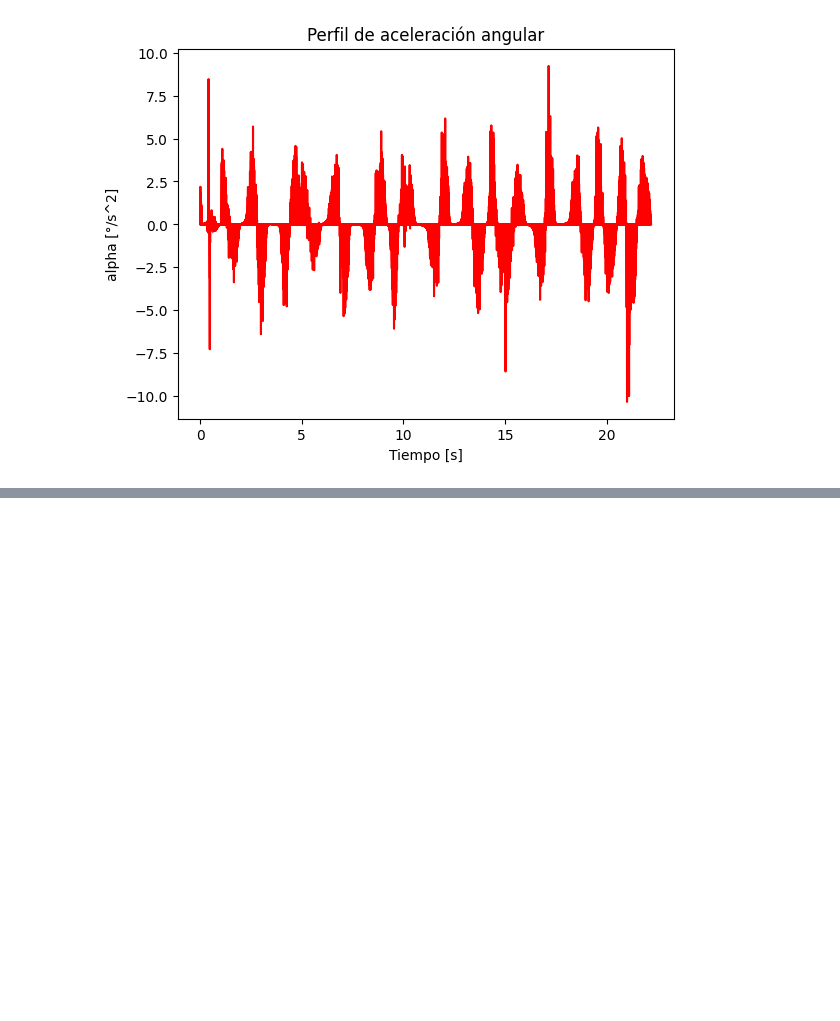
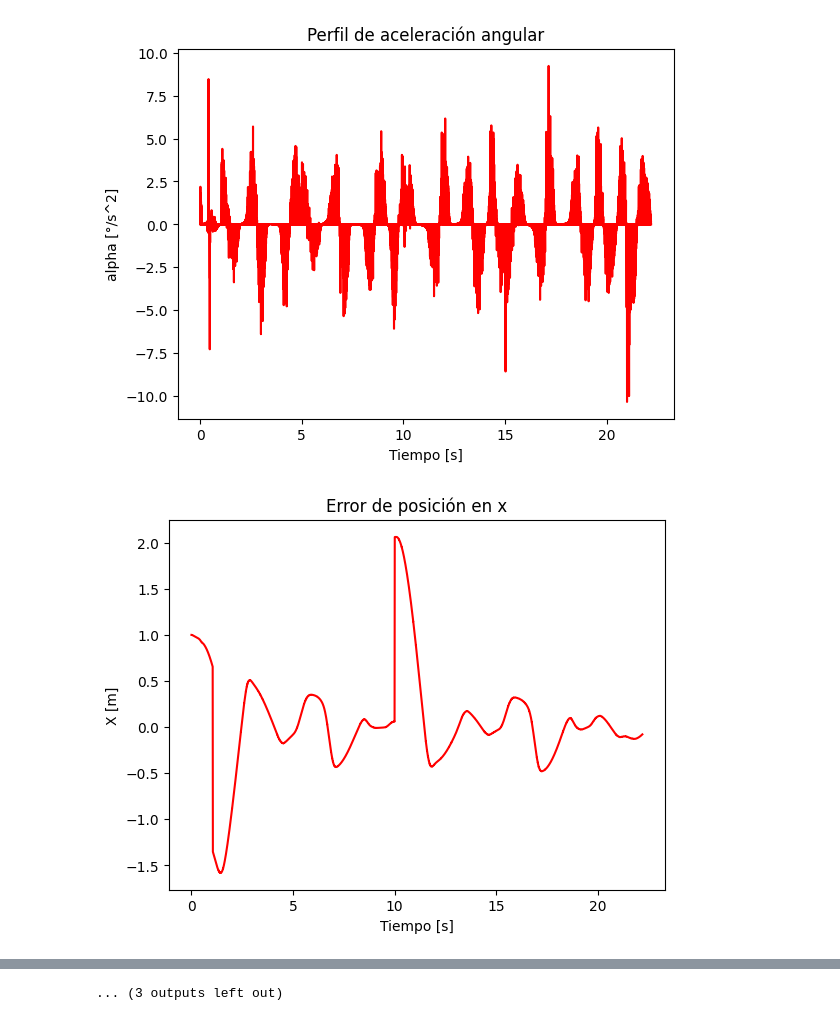
Before and after one commit to dammr54/Control-ptimo, a Jupyter notebook: graficos2.ipynb, the cells around one changed output, grey strips where cells are left out. Saved outputs shown, nothing was run; the diff lists cells and outputs as text; code cells hidden in the pictures; blank space fills up the shorter version.

Commit message:
más graficos

```diff
--- a/graficos2.ipynb
+++ b/graficos2.ipynb
@@ -1,6 +1,7 @@
 # %%
 import json
 from funciones import *
+from params_vehiculo import *
 
 # PID
 # cargar datos desde el archivo JSON
@@ -22,6 +23,10 @@ lista_estado_a_pid = np.array(datos['Lista11'])
 lista_estado_v_pid = np.array(datos['Lista12'])
 lista_estado_w_pid = np.array(datos['Lista13'])
 lista_estado_pid = np.array([lista_estado_x_pid, lista_estado_y_pid, lista_estado_a_pid, lista_estado_v_pid, lista_estado_w_pid])
+# metrica de desempeño
+calcular_ITAE_x_pid = calcular_ITAE(lista_err_x_pid)
+calcular_ITAE_y_pid = calcular_ITAE(lista_err_y_pid)
+calcular_ITAE_a_pid = calcular_ITAE(lista_err_a_pid)
 
 # LQI
 # cargar datos desde el archivo JSON
@@ -42,4 +47,17 @@ lista_estado_y_lqi = np.array(datos['Lista10'])
 lista_estado_a_lqi = np.array(datos['Lista11'])
 lista_estado_v_lqi = np.array(datos['Lista12'])
 lista_estado_w_lqi = np.array(datos['Lista13'])
-lista_estado_lqi = np.array([lista_estado_x_lqi, lista_estado_y_lqi, lista_estado_a_lqi, lista_estado_v_lqi, lista_estado_w_lqi])
+lista_estado_int_err_x_lqi = np.array(datos['Lista14'])
+lista_estado_int_err_y_lqi = np.array(datos['Lista15'])
+lista_estado_int_err_a_lqi = np.array(datos['Lista16'])
+lista_estado_lqi = np.array([lista_estado_x_lqi, lista_estado_y_lqi, lista_estado_a_lqi, lista_estado_v_lqi, lista_estado_w_lqi, lista_estado_int_err_x_lqi, lista_estado_int_err_y_lqi, lista_estado_int_err_a_lqi])
+# metrica de desempeño
+calcular_ITAE_x_lqi = calcular_ITAE(lista_err_x_lqi)
+calcular_ITAE_y_lqi = calcular_ITAE(lista_err_y_lqi)
+calcular_ITAE_a_lqi = calcular_ITAE(lista_err_a_lqi)
+# funcion objetivo
+valores_fo_lqi = []
+for i in range(len(lista_estado_x_lqi)):
+    lista_j_lqi = funcion_objetivo(lista_estado_lqi[:,i], lista_senal_control_lqi[:][i], Q_lqr, R_lqr)
+    valores_fo_lqi.append(lista_j_lqi)
+lista_jtime_lqi = funcion_objetivo_tiempo(valores_fo_lqi)
@@ -46,15 +82,20 @@ lista_estado_lqi = np.array([lista_estado_x_lqi, lista_estado_y_lqi, lista_estad
 # %%
 grafico_xy_orientacion(lista_estado_x_pid, lista_estado_y_pid, lista_ref_x_pid, lista_ref_y_pid)
 grafico_torques_entrada(lista_tiempo_pid, lista_senal_control_pid)
 grafico_estado(lista_tiempo_pid, lista_estado_pid, lista_ref_x_pid, lista_ref_y_pid, lista_ref_a_pid)
 grafico_aceleracion(lista_tiempo_pid, lista_estado_pid)
+grafico_error(lista_tiempo_pid, lista_err_x_pid, lista_err_x_pid, lista_err_a_pid)
+grafico_simple(lista_tiempo_pid, calcular_ITAE_x_pid, 'Tiempo [s]', 'ITAE x', 'ITAE x')
+grafico_simple(lista_tiempo_pid, calcular_ITAE_y_pid, 'Tiempo [s]', 'ITAE y', 'ITAE y')
+grafico_simple(lista_tiempo_pid, calcular_ITAE_a_pid*180/np.pi, 'Tiempo [s]', 'ITAE theta', 'ITAE theta')
 # %% [output]
 [figure]
 [figure]
 [figure]
 [figure]
 [figure]
 [figure]
 [figure]
 [figure]
 [figure]
+[figure, added]
@@ -60,0 +104 @@ grafico_aceleracion(lista_tiempo_pid, lista_estado_pid)
+... (3 outputs left out)
```
Also changed, not shown: parts of 4 cells of this notebook, 4 other files.
